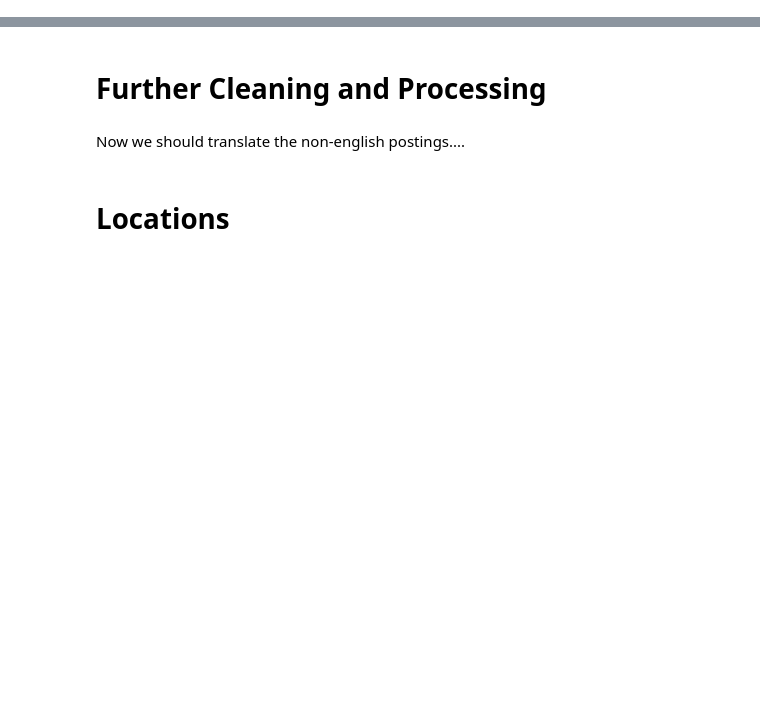
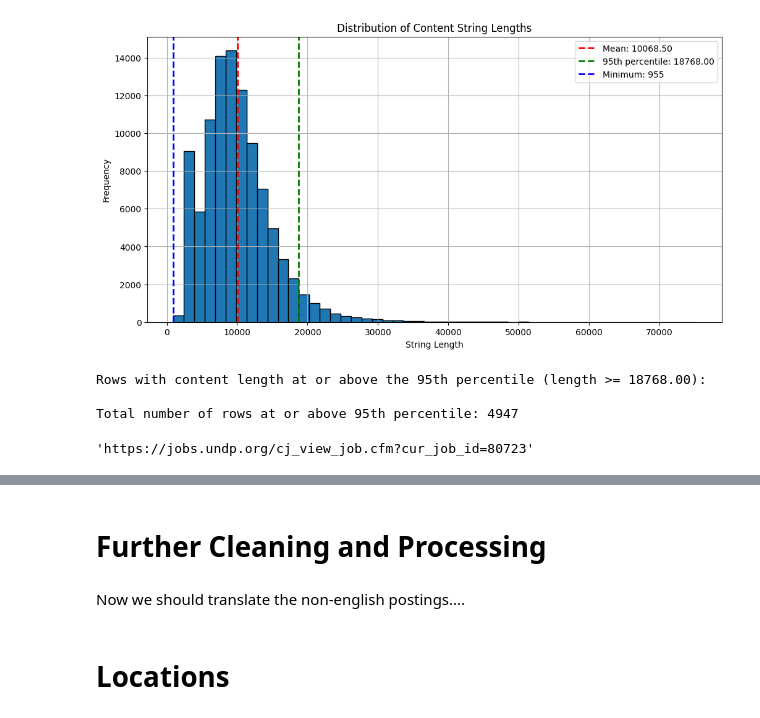
Before and after one commit to jonas-nothnagel/undp-jobs, a Jupyter notebook: notebooks/preprocess_data.ipynb, the cells around one changed output, grey strips where cells are left out. Drawn from its saved outputs; the diff is of its cells as text; code cells hidden in the pictures; blank space fills up the shorter version.

Commit message:
working on data processing

```diff
--- a/notebooks/preprocess_data.ipynb
+++ b/notebooks/preprocess_data.ipynb
@@ -30,3 +32,4 @@ ModuleNotFoundError: No module named 'spacy'
 # %%
-# locally
-data = pd.read_csv("../data/undp_jobs.csv")
+# let's load the data
+df = pd.read_csv("../data/undp_jobs.csv")
+df.shape
@@ -36,6 +38,4 @@ data = pd.read_csv("../data/undp_jobs.csv")
-# %%
-df = data.T
-df.rename(columns={0: 'content'}, inplace=True)
-df.shape
-# %%
-df["content"]=df["content"].str.replace("{'content': ","").str.replace("}","")
+# %%
+# let's transform the columns into Types we can work with: Job_id = INT, content = str. Let's also remove NAN values
+df['content'] = df['content'].fillna('').astype(str)
+df.shape
@@ -41,0 +60,47 @@ df["content"]=df["content"].str.replace("{'content': ","").str.replace("}","")
+# %%
+lengths = df['content'].str.len()
+
+plt.figure(figsize=(12, 6))
+lengths.hist(bins=50, edgecolor='black')
+plt.axvline(lengths.mean(), color='r', linestyle='dashed', linewidth=2, label=f'Mean: {lengths.mean():.2f}')
+plt.axvline(lengths.quantile(0.95), color='g', linestyle='dashed', linewidth=2, label=f'95th percentile: {lengths.quantile(0.95):.2f}')
+plt.axvline(lengths.min(), color='b', linestyle='dashed', linewidth=2, label=f'Minimum: {lengths.min()}')
+
+plt.title('Distribution of Content String Lengths')
+plt.xlabel('String Length')
+plt.ylabel('Frequency')
+plt.legend()
+plt.show()
+# %% [output]
+[figure, added]
+# %%
+# let's check the jobs in the 95% percentile to understand why they are so much longer than the rest:
+# Calculate the 95th percentile of content length
+percentile_95 = df['content'].str.len().quantile(0.95)
+
+# Filter the DataFrame to get rows with content length >= 95th percentile
+long_content_df = df[df['content'].str.len() >= percentile_95]
+
+# Sort the result by content length in descending order
+long_content_df = long_content_df.sort_values(by='content', key=lambda x: x.str.len(), ascending=False)
+
+# Display the results
+print(f"Rows with content length at or above the 95th percentile (length >= {percentile_95:.2f}):")
+# for _, row in long_content_df.iterrows():
+#     print(f"Job ID: {row['job_id']}")
+#     print(f"Content length: {len(row['content'])}")
+#     print(f"Content: {row['content'][:100]}...")  # Display first 100 characters
+#     print("-" * 50)  # Separator for readability
+
+# Optionally, you can also get the count of such rows
+print(f"\nTotal number of rows at or above 95th percentile: {len(long_content_df)}")
+# %% [output]
+Rows with content length at or above the 95th percentile (length >= 18768.00):
+
+Total number of rows at or above 95th percentile: 4947
+# %%
+# let's look at some of them and open in the browser
+long_content_df['url'] = "https://jobs.undp.org/cj_view_job.cfm?cur_job_id=" + long_content_df['job_id'].astype(str)
+long_content_df.url.iloc[3]
+# %% [output]
+'https://jobs.undp.org/cj_view_job.cfm?cur_job_id=80723'
```
Also changed, not shown: parts of 29 cells of this notebook, 9 other files.
